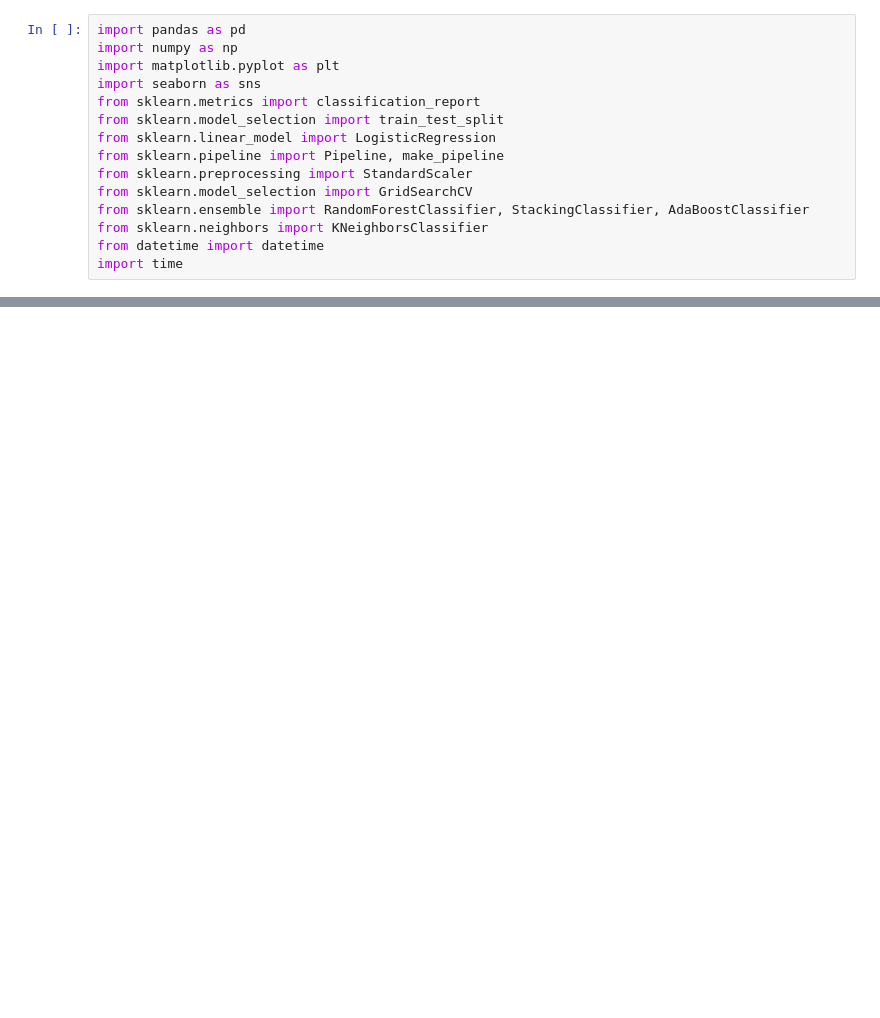
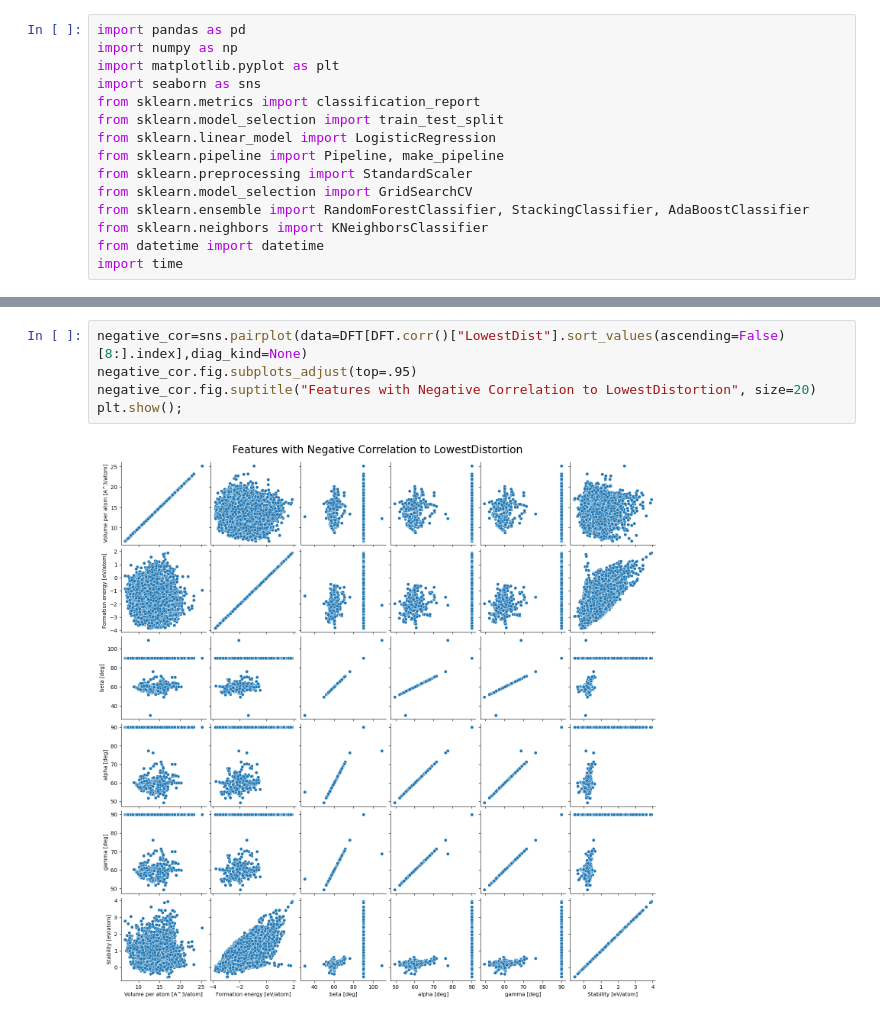
Before and after one commit to AliBaghizadeh/Machine-Learning-applied-on-Perovskite-Dataset, a Jupyter notebook: final code.ipynb, the cells around one changed output, grey strips where cells are left out. Saved outputs shown, nothing was run; the diff lists cells and outputs as text; blank space fills up the shorter version.

```diff
--- a/final code.ipynb
+++ b/final code.ipynb
@@ -50,0 +111,7 @@ X_train, X_test, y_train, y_test=train_test_split(features, labels, test_size=0.
+# %%
+negative_cor=sns.pairplot(data=DFT[DFT.corr()["LowestDist"].sort_values(ascending=False)[8:].index],diag_kind=None)
+negative_cor.fig.subplots_adjust(top=.95)
+negative_cor.fig.suptitle("Features with Negative Correlation to LowestDistortion", size=20)
+plt.show();
+# %% [output]
+[figure, added]
```
Also changed, not shown: parts of 21 cells of this notebook.
